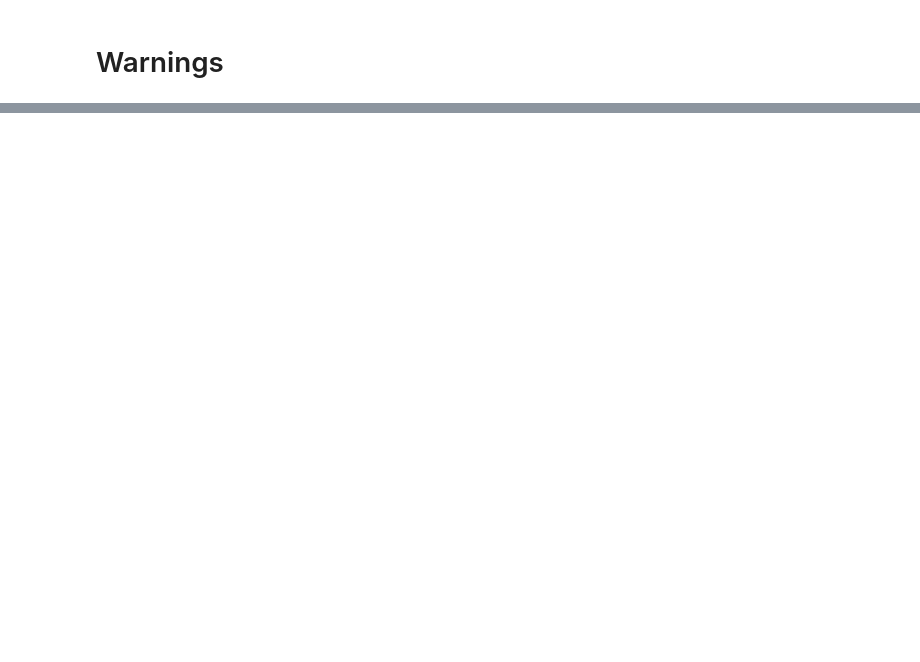
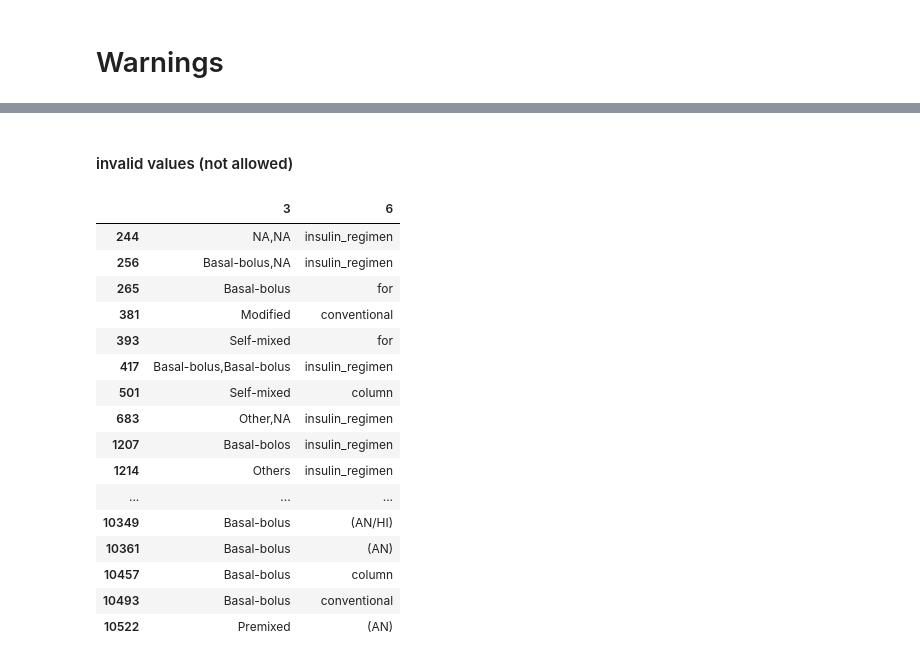
Before and after one commit to CorrelAidSwitzerland/a4d, a Jupyter notebook: scripts/logs.ipynb, the cells around one changed output, grey strips where cells are left out. Saved outputs shown, nothing was run; the diff lists cells and outputs as text; code cells hidden in the pictures; blank space fills up the shorter version.

```diff
--- a/scripts/logs.ipynb
+++ b/scripts/logs.ipynb
@@ -167,0 +274,24 @@ names
+# %% [markdown]
+#### invalid values (not allowed)
+# %%
+subdf = df[(~df.warning.isna()) & (df.warning.str.contains("not in the list of allowed values", regex=False))]
+
+subdf.warning.str.split(expand=True)[[3, 6]].drop_duplicates()
+# %% [output]
+|  | 3 | 6 |
+| 244 | NA,NA | insulin_regimen |
+| 256 | Basal-bolus,NA | insulin_regimen |
+| 265 | Basal-bolus | for |
+| 381 | Modified | conventional |
+| 393 | Self-mixed | for |
+| 417 | Basal-bolus,Basal-bolus | insulin_regimen |
+| 501 | Self-mixed | column |
+| 683 | Other,NA | insulin_regimen |
+| 1207 | Basal-bolos | insulin_regimen |
+| 1214 | Others | insulin_regimen |
+| ... | ... | ... |
+| 10349 | Basal-bolus | (AN/HI) |
+| 10361 | Basal-bolus | (AN) |
+| 10457 | Basal-bolus | column |
+| 10493 | Basal-bolus | conventional |
+| 10522 | Premixed | (AN) |
```
Also changed, not shown: parts of 27 cells of this notebook, 5 other files.
